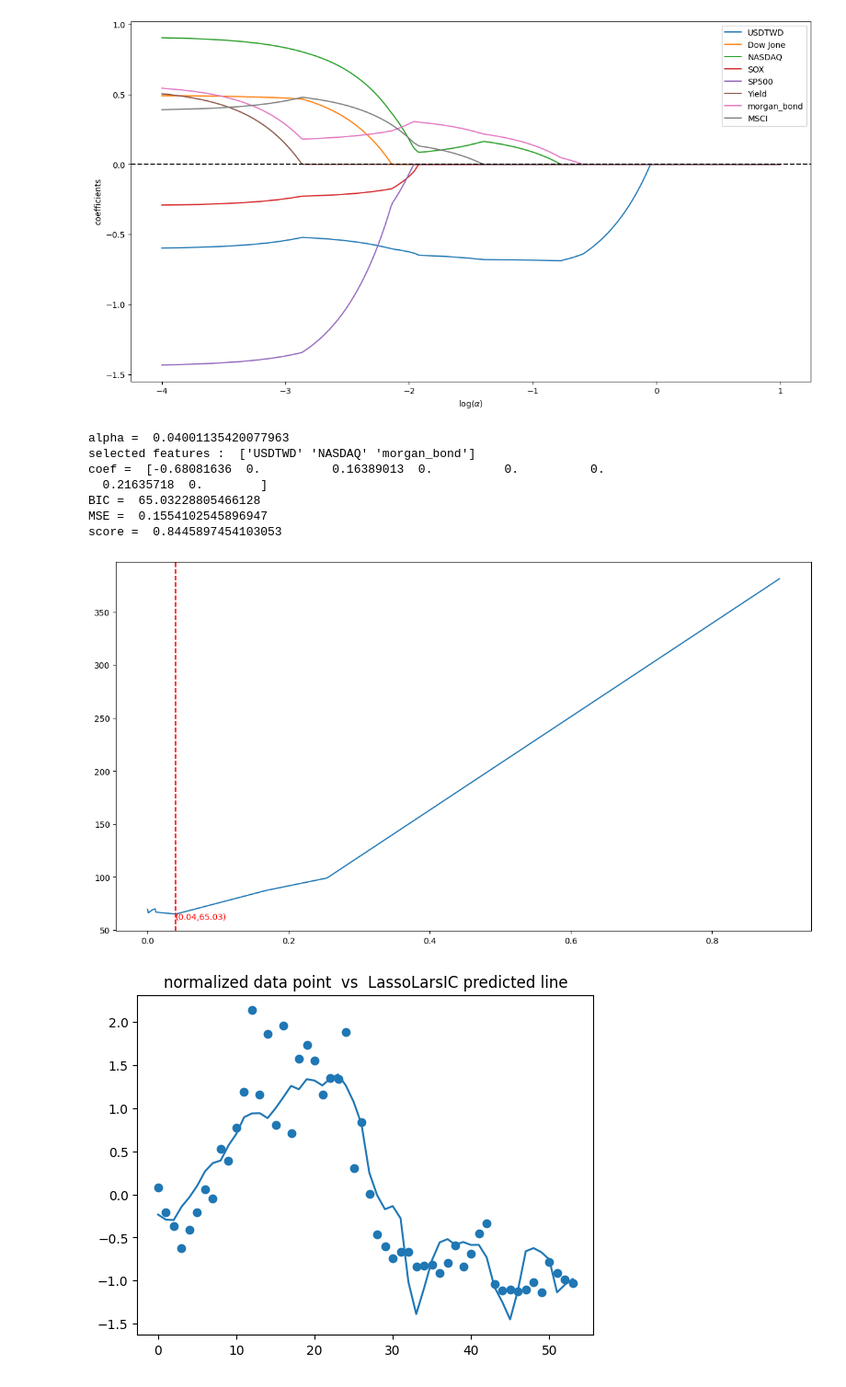
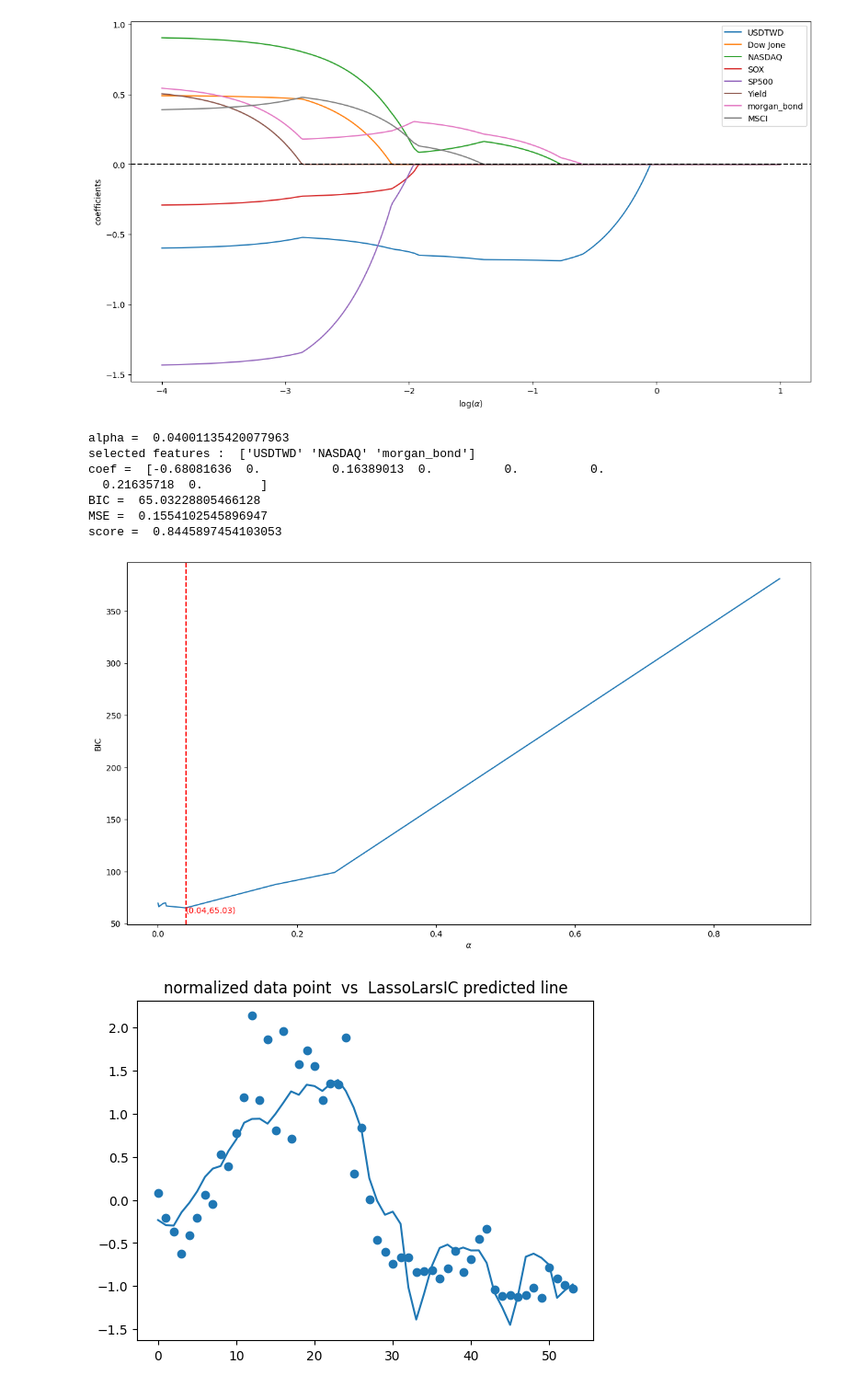
Before and after one commit to Suweihsiang/USDUL, a Jupyter notebook: analysis.ipynb, the cells around one changed output. Shown at 92% size. Cells and saved outputs as stored; diff of their text form; code cells hidden in the pictures.

```diff
--- a/analysis.ipynb
+++ b/analysis.ipynb
@@ -313,33 +313,35 @@ plt.show()
 # %%
 from sklearn.linear_model import LassoLarsIC#choose the best Lasso model by BIC
 from sklearn.metrics import mean_squared_error
 from sklearn.metrics import r2_score
 reg = LassoLarsIC(criterion="bic")
 reg.fit(x,y)
 y_pred = reg.predict(x)
 print("alpha = ",reg.alpha_)
 print("selected features : ",x.columns[reg.coef_.astype(bool)].values)
 print("coef = ",reg.coef_)
 print("BIC = ",reg.criterion_.min())
 print("MSE = ",mean_squared_error(y,y_pred))
 print("score = ",reg.score(x,y))
 BIC_min = reg.criterion_.min()
 idx = np.where(reg.criterion_ == reg.criterion_.min())[0]
 alpha_min = reg.alphas_[idx]
 plt.figure(figsize=(15,8))
 plt.plot(reg.alphas_,reg.criterion_)
 plt.axvline(alpha_min,color="red",ls="--")
 plt.text(alpha_min,BIC_min-5,"(%.2f,%.2f)"%(alpha_min,BIC_min),color='red')
+plt.xlabel(r'$\alpha$')
+plt.ylabel('BIC')
 plt.show()
 # %% [output]
 alpha =  0.04001135420077963
 selected features :  ['USDTWD' 'NASDAQ' 'morgan_bond']
 coef =  [-0.68081636  0.          0.16389013  0.          0.          0.
   0.21635718  0.        ]
 BIC =  65.03228805466128
 MSE =  0.1554102545896947
 score =  0.8445897454103053
-[figure, old version]
+[figure, new version]
 # %%
 plt.scatter(range(x.shape[0]),y)#visualized the normalized data and predicted line
 plt.plot(y_pred)
```
